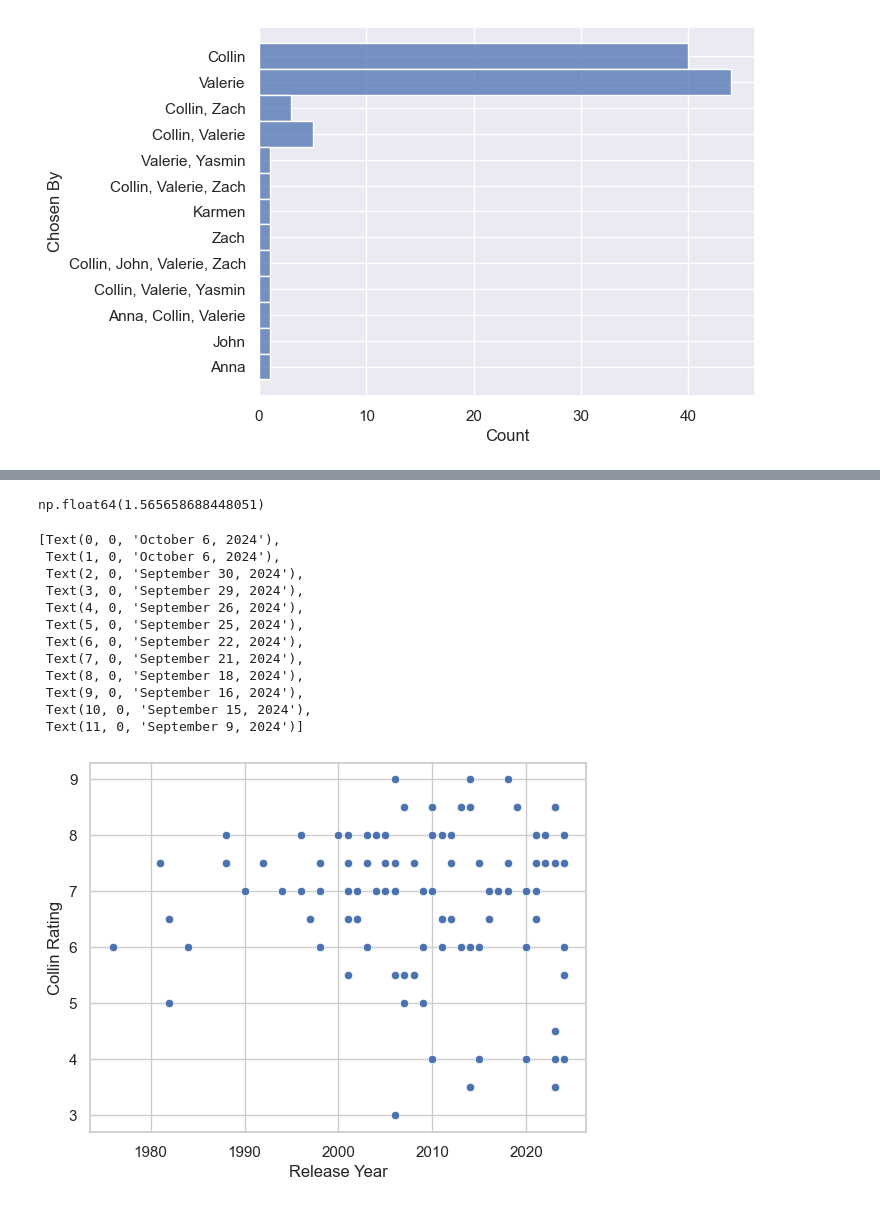
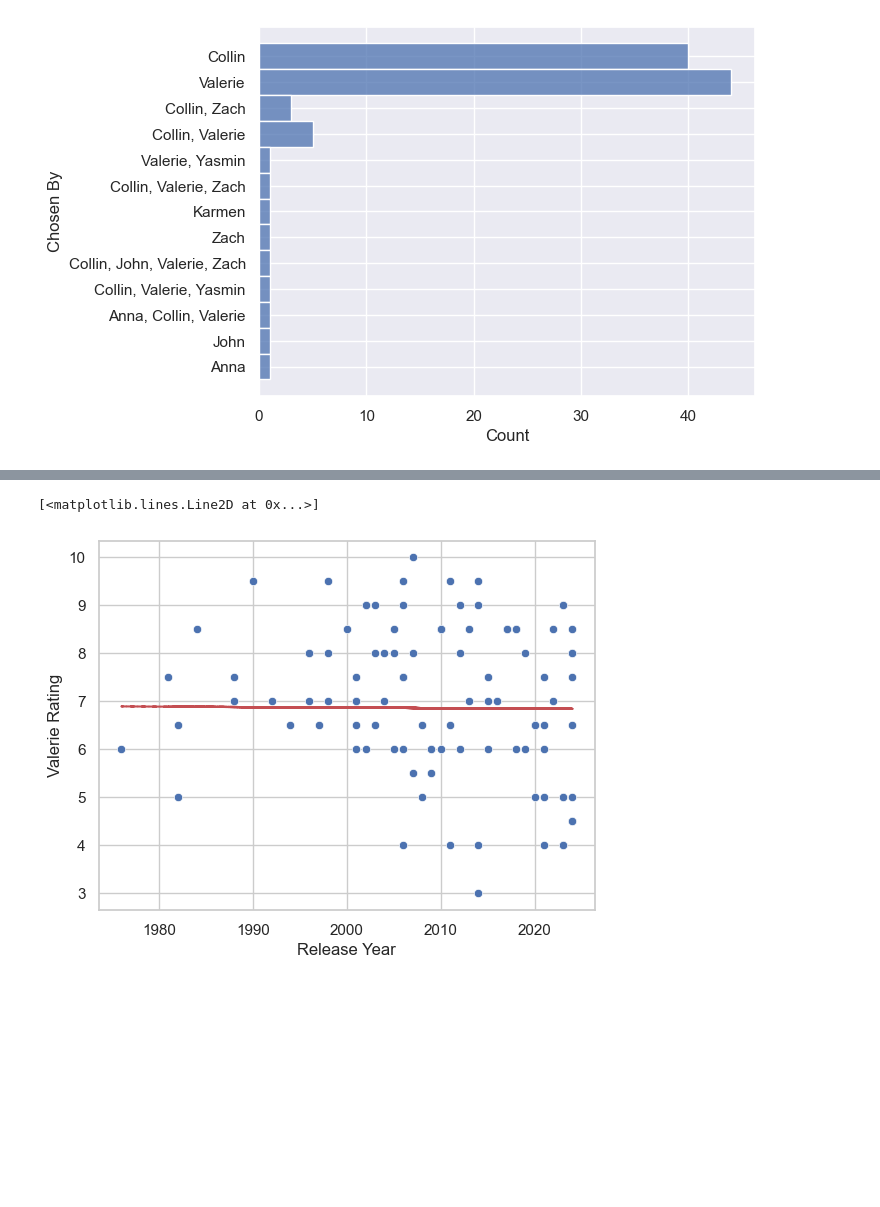
Before and after one commit to deleval001/movie_project, a Jupyter notebook: notebook.ipynb, the cells around one changed output, grey strips where cells are left out. Saved outputs shown, nothing was run; the diff lists cells and outputs as text; code cells hidden in the pictures; blank space fills up the shorter version.

```diff
--- a/notebook.ipynb
+++ b/notebook.ipynb
@@ -221,44 +189,21 @@ sns.boxplot( x = movie_list_real["Chosen By"]=='Collin', y=c_rating)
-# %%
-# valerie movie picks
-
-v_picks = movie_list_real["Chosen By"]== "Valerie"
-v_sum=v_picks.value_counts()
-
-
-v_rating = movie_list_real["Valerie Rating"]
-v_avg= v_rating.mean()
-v_avg
-
-v_max= v_rating.max()
-
-v_min = v_rating.min()
-v_min
-
-stdvv= v_rating.std()
-stdvv
-# %% [output]
-np.float64(1.565658688448051)
 # %%
-# # scatter plot?
+# movie_list_real
+x=movie_list_real["Release Year"]
+y= c_rating
+
+# scatter plot
+sns.set(style='whitegrid')
+sns.scatterplot(x=movie_list_real["Release Year"],
+                    y=v_rating,
+                    data=movie_list_real)
+g.set_xticklabels(labels = movie_list_real["Completed"] , rotation=90)
 
 
-sns.set(style='whitegrid')
-sns.scatterplot(x=movie_list_real["Release Year"],
-                    y=c_rating,
-                    data=movie_list_real)
-g.set_xticklabels(labels = movie_list_real["Completed"] , rotation=90)
+# trendline
+z = np.polyfit(x, y, 1)
+p = np.poly1d(z)
+plt.plot(x, p(x), "r--")  # 'r--' is for a red dashed line
 # movie_list_real
 # %% [output]
-[Text(0, 0, 'October 6, 2024'),
- Text(1, 0, 'October 6, 2024'),
- Text(2, 0, 'September 30, 2024'),
- Text(3, 0, 'September 29, 2024'),
- Text(4, 0, 'September 26, 2024'),
- Text(5, 0, 'September 25, 2024'),
- Text(6, 0, 'September 22, 2024'),
- Text(7, 0, 'September 21, 2024'),
- Text(8, 0, 'September 18, 2024'),
- Text(9, 0, 'September 16, 2024'),
- Text(10, 0, 'September 15, 2024'),
- Text(11, 0, 'September 9, 2024')]
+[<matplotlib.lines.Line2D at 0x...>]
-[figure, old version]
+[figure, new version]
```
Also changed, not shown: parts of 11 cells of this notebook, 4 other files.
